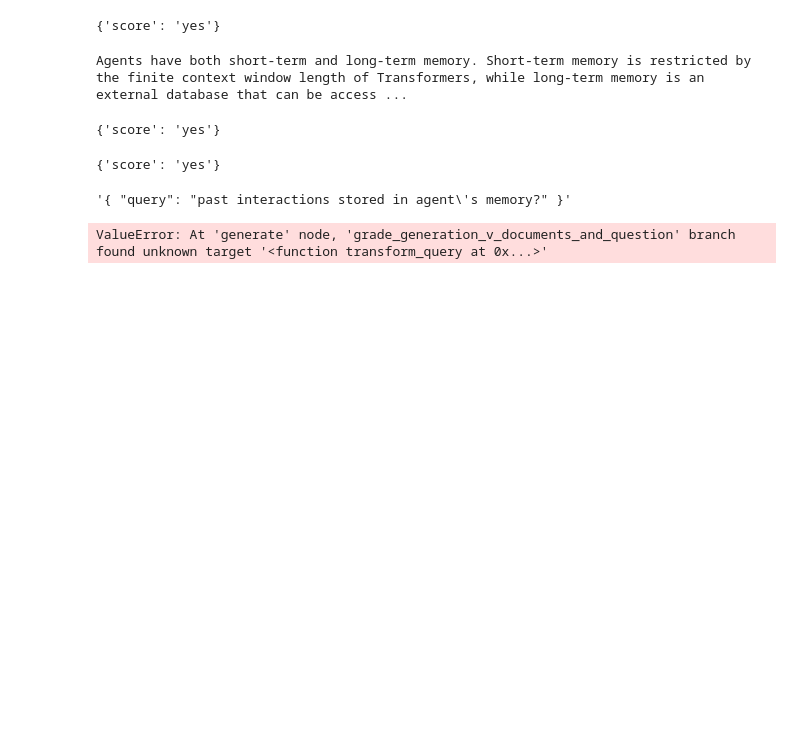
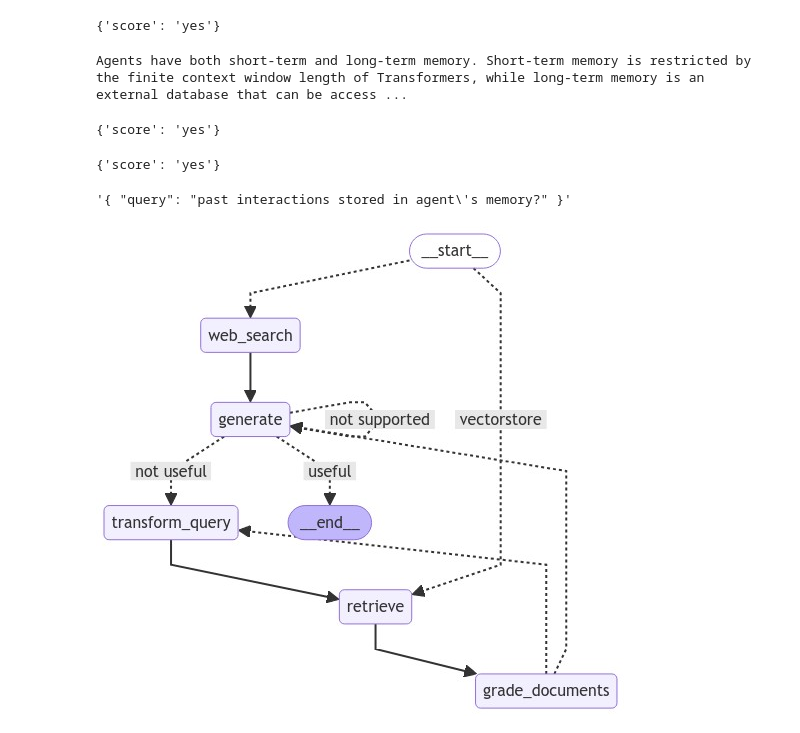
Before and after one commit to arisylafeta/langgraph-projects, a Jupyter notebook: adaptive_rag.ipynb, the cells around one changed output. Saved outputs shown, nothing was run; the diff lists cells and outputs as text; code cells hidden in the pictures; blank space fills up the shorter version.

```diff
--- a/adaptive_rag.ipynb
+++ b/adaptive_rag.ipynb
@@ -337,10 +337,18 @@ workflow.add_conditional_edges(
     {
         "not supported": "generate",
         "useful": END,
-        "not useful": transform_query,
+        "not useful": "transform_query",
     }
 )
 
 app = workflow.compile()
-# %% [output]
-ValueError: At 'generate' node, 'grade_generation_v_documents_and_question' branch found unknown target '<function transform_query at 0x...>'
+# %%
+from IPython.display import Image, display
+
+try:
+    display(Image(app.get_graph(xray=True).draw_mermaid_png()))
+except Exception:
+    # This requires some extra dependencies and is optional
+    pass
+# %% [output]
+[figure, added]
```
Also changed, not shown: parts of 1 cell of this notebook.
